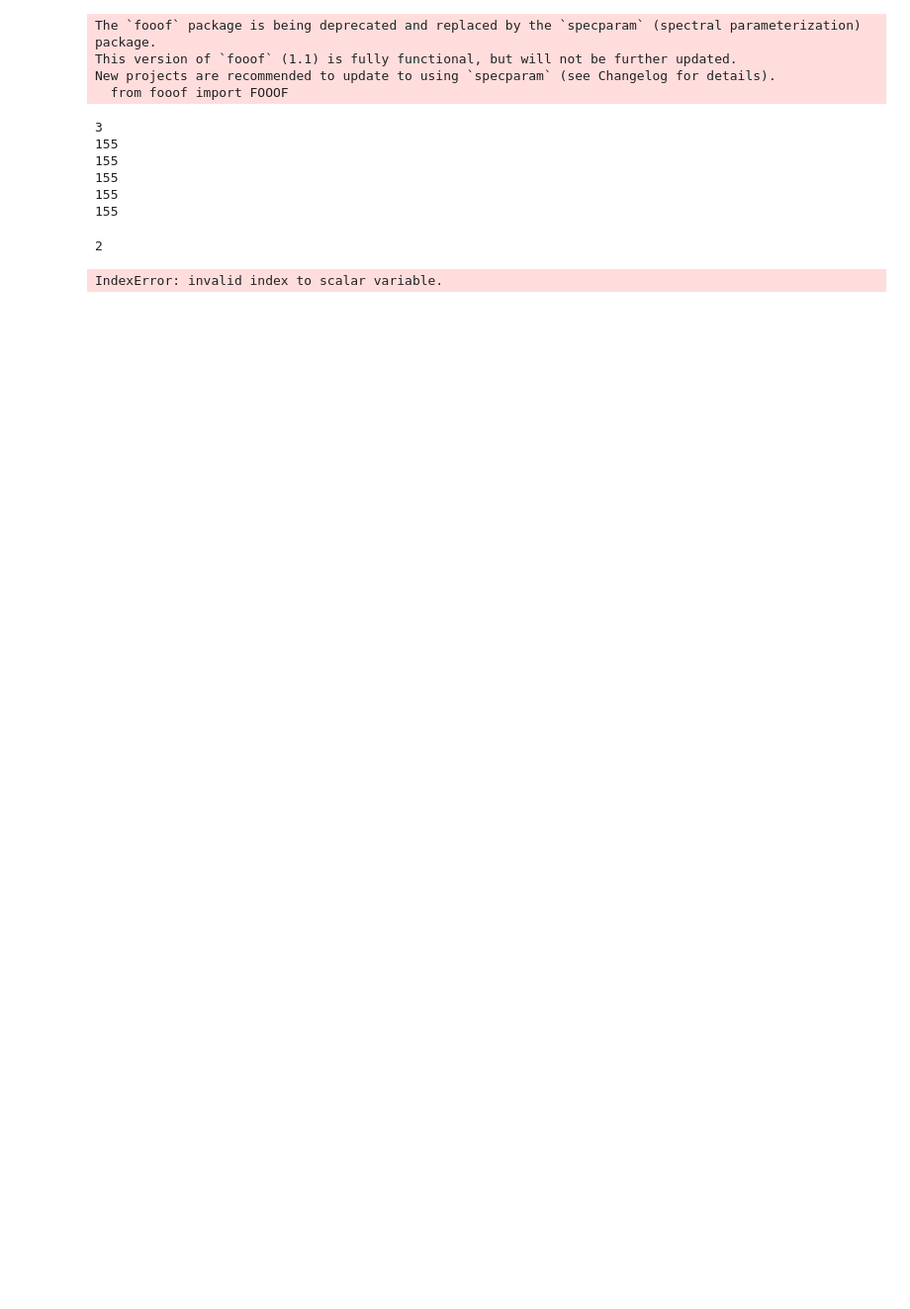
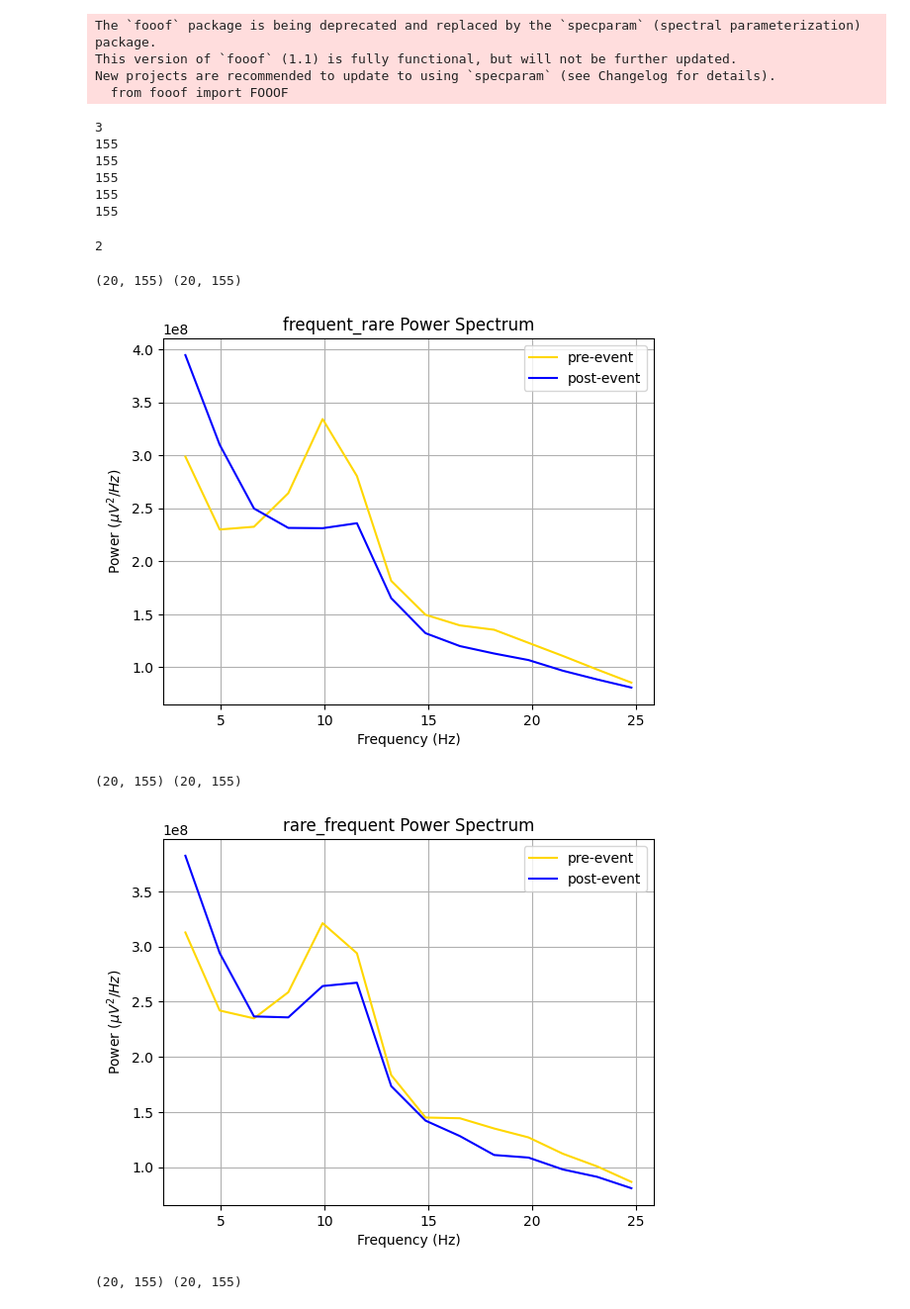
Before and after one commit to leoflur/EEG_ERP_Aperiodic_Analysis, a Jupyter notebook: cygnus_11_25_24_complete.ipynb, the cells around one changed output. Shown: that part at 99% size. Saved outputs shown, nothing was run; the diff lists cells and outputs as text; code cells hidden in the pictures; blank space fills up the shorter version.

```diff
--- a/cygnus_11_25_24_complete.ipynb
+++ b/cygnus_11_25_24_complete.ipynb
@@ -258,7 +259,7 @@ for participant in y_frequencies_dict:
         N = len(xf)
 
         # Filtering frequencies above 25 hz
-        mask = xf[:N // 2] <= 25
+        mask = (xf[:N // 2] <= 25) & (xf[:N // 2] > 2)
 
         # convert yf_avg_pre and post from volts to microvolts
         scaling_factor = 1e6  # From volts to microvolts
@@ -278,41 +279,51 @@ conditions = ['frequent_rare', 'rare_frequent', 'frequent_frequent']
 
 
 for condition in conditions:
-    yf_avg_pre_list = []
-    yf_avg_post_list = []
+    yf_avg_pre_list = np.zeros(155)
+    yf_avg_post_list =  np.zeros(155)
     for participant in y_frequencies_dict:
         # Access yf_avg_pre (Index 0)
         yf_avg_pre = y_frequencies_dict[participant][condition]['yf_avg_pre']['yf_avg_pre']
-
         # Access yf_avg_post (Index 1)
         yf_avg_post = y_frequencies_dict[participant][condition]['yf_avg_post']['yf_avg_post']
 
+        yf_avg_pre_list = np.vstack((yf_avg_pre_list, yf_avg_pre))
+        yf_avg_post_list = np.vstack((yf_avg_post_list, yf_avg_post))
+
+    yf_avg_pre_list = yf_avg_pre_list[1:,:]
+    yf_avg_post_list = yf_avg_post_list[1:,:]
+
+    print(yf_avg_pre_list.shape, yf_avg_post_list.shape)
     # Acess the frequencies (Index 3) (doesnt matter which one we use so just used first index)
     xf = y_frequencies_dict['p3_1']['frequent_rare']['xf']
 
     # Acess number of samples
     N = len(xf)
 
     # Filtering frequencies above 25 hz
-    mask = (xf[:N // 2] <= 25) & (xf[:N // 2] > 2)
+    mask =  (xf[:N // 2] > 2) & (xf[:N // 2] <= 25)
 
     # Take the average across particpants (axis 0 since participants in rows)
     yf_avg_pre_mean =  np.mean(yf_avg_pre_list, axis = 0)
     yf_avg_post_mean =  np.mean(yf_avg_post_list, axis = 0)
 
 
     # convert yf_avg_pre and post from volts to microvolts
     scaling_factor = 1e6  # From volts to microvolts
     yf_avg_pre_scaled = yf_avg_pre_mean * scaling_factor**2  # Convert amplitude^2
     yf_avg_post_scaled = yf_avg_post_mean * scaling_factor**2
 
-    plt.plot(xf[:N // 2][mask], yf_avg_pre_scaled[:N // 2][mask], color = 'blue', label = 'pre-event')
-    plt.plot(xf[:N // 2][mask], yf_avg_post_scaled[:N // 2][mask],  color = 'red', label = 'post-event')
+    plt.plot(xf[:N // 2][mask], yf_avg_pre_scaled[:N // 2][mask], color = 'gold', label = 'pre-event')
+    plt.plot(xf[:N // 2][mask], yf_avg_post_scaled[:N // 2][mask],  color = 'blue', label = 'post-event')
     plt.xlabel('Frequency (Hz)')
     plt.ylabel(r'Power ($\mu V^2/Hz$)')
     plt.title(f'{condition} Power Spectrum')
     plt.legend()
     plt.grid(True)
     plt.show()
 # %% [output]
-IndexError: invalid index to scalar variable.
+(20, 155) (20, 155)
+[figure, added]
+(20, 155) (20, 155)
+[figure, added]
+(20, 155) (20, 155)
```
Also changed, not shown: parts of 4 cells of this notebook.
